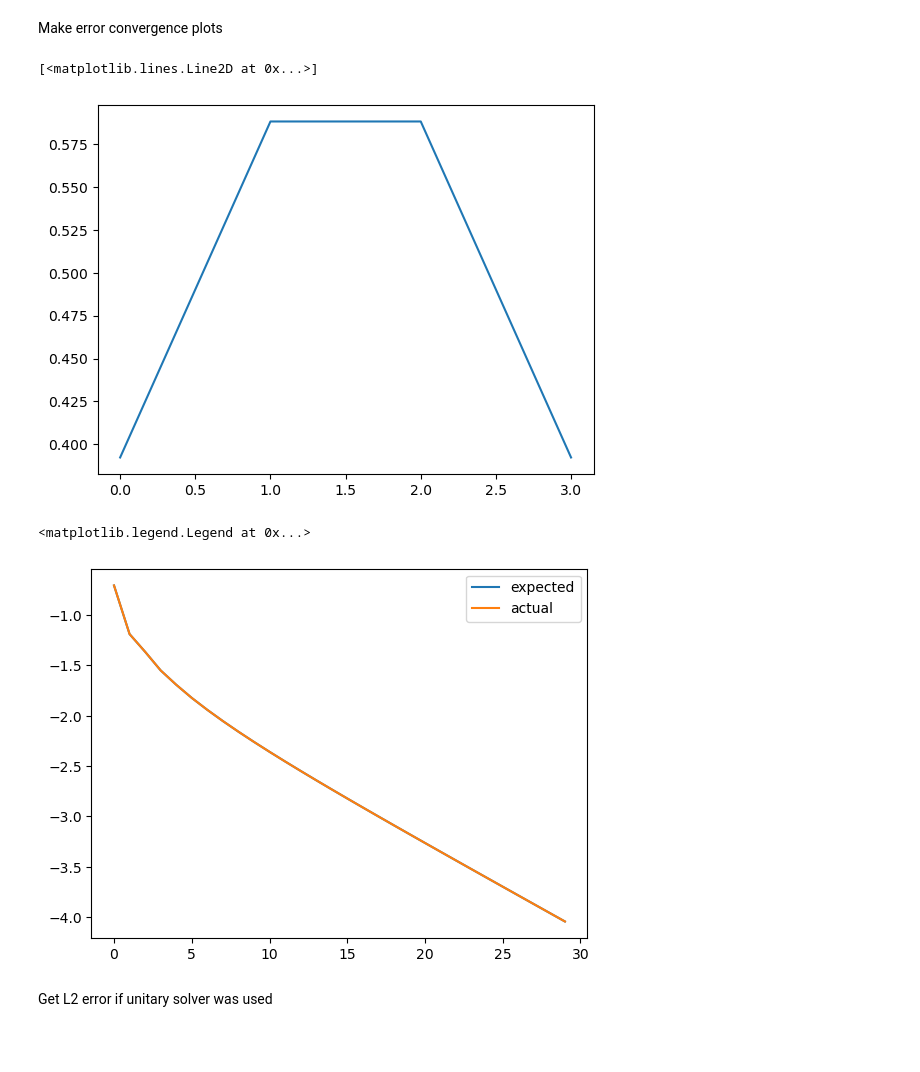
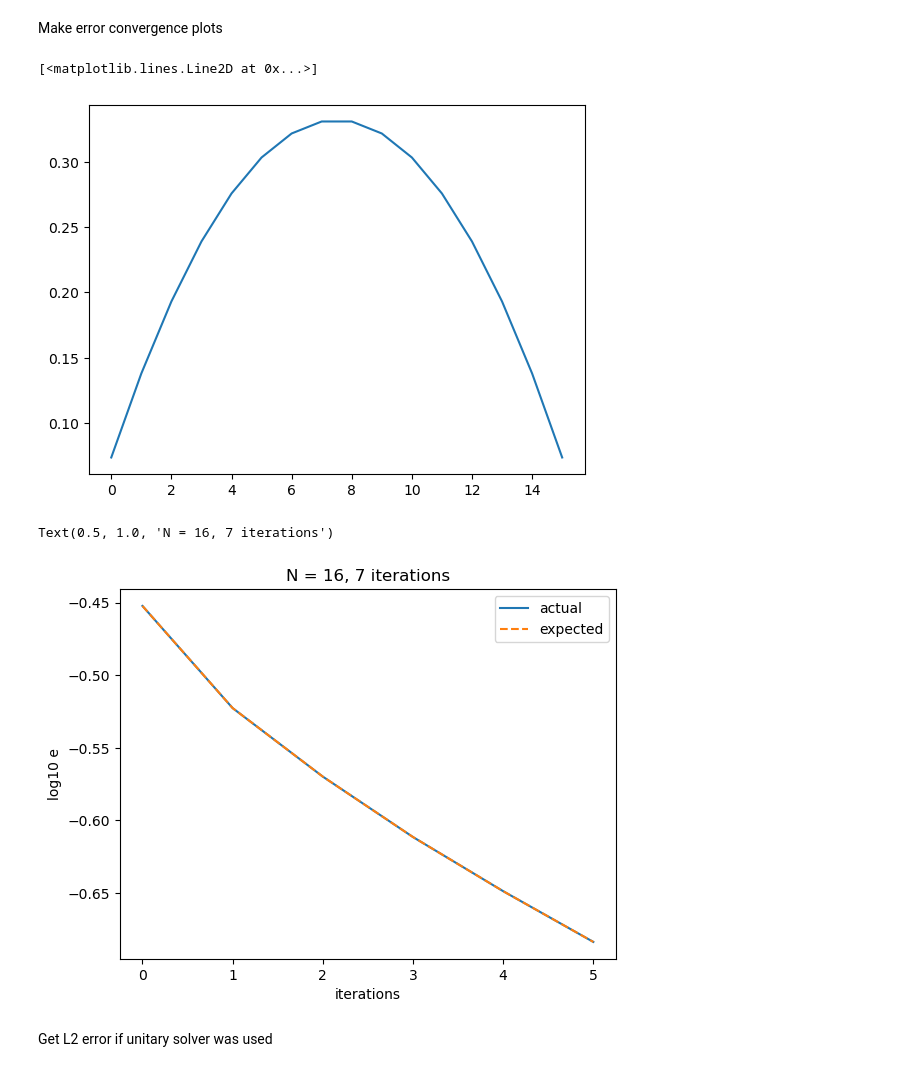
Before and after one commit to osamarais/qiskit_iterative_solver, a Jupyter notebook: qiskit_QSP_cleaned_up.ipynb, the cells around one changed output. Saved outputs shown, nothing was run; the diff lists cells and outputs as text; code cells hidden in the pictures; blank space fills up the shorter version.

```diff
--- a/qiskit_QSP_cleaned_up.ipynb
+++ b/qiskit_QSP_cleaned_up.ipynb
@@ -77,8 +77,8 @@ if 'diagonal'==problem:
 # %%
 # # DON'T FORGET TO NORMALIZE A!!!!
 if 'laplacian'==problem:
-    size = 4
-    iterations = 31
+    size = 16
+    iterations = 7
     # iterations = 7
     K = np.array( loadmat('N_{}.mat'.format(size)) ).item()['A']
     R = np.array( loadmat('N_{}.mat'.format(size)) ).item()['R']
@@ -330,6 +330,9 @@ circuit.size()
 6082
 # %%
 # print(circuit)
+# %%
+from qiskit import transpile
+circuit = transpile(circuit)
 # %%
 from qiskit import QuantumRegister, ClassicalRegister
 from qiskit import QuantumCircuit, execute
@@ -460,31 +463,35 @@ exact_solution = np.linalg.solve(K,f)
 plt.plot(exact_solution/np.linalg.norm(exact_solution))
 # %% [output]
 [<matplotlib.lines.Line2D at 0x...>]
-[figure, old version]
+[figure, new version]
 # %%
 x_exact_normalized = exact_solution
 x_exact_normalized = x_exact_normalized/np.linalg.norm(x_exact_normalized)
 # %%
 error_actual = []
 if solver=='statevector':
     for iteration_number in range(1,iterations):
         e = x_exact_normalized - (P_A_b[iteration_number*size:(iteration_number+1)*size]/np.linalg.norm(P_A_b[iteration_number*size:(iteration_number+1)*size])).reshape(np.shape(x_exact_normalized))
         error_actual.append(np.linalg.norm(e))
 plt.plot(np.log10(error_actual))
 
 
 error_expected = []
 if solver=='statevector':
     for iteration_number in range(1,iterations):
         e = x_exact_normalized - (expected_P_A_b[iteration_number*size:(iteration_number+1)*size]/np.linalg.norm(expected_P_A_b[iteration_number*size:(iteration_number+1)*size])).reshape(np.shape(x_exact_normalized))
         error_expected.append(np.linalg.norm(e))
-plt.plot(np.log10(error_expected))
+plt.plot(np.log10(error_expected),'--')
 
 
-plt.legend(['expected', 'actual'])
+plt.legend(['actual','expected'])
+
+plt.xlabel('iterations')
+plt.ylabel('log10 e')
+plt.title('N = {}, {} iterations'.format(size,iterations))
 # %% [output]
-<matplotlib.legend.Legend at 0x...>
+Text(0.5, 1.0, 'N = 16, 7 iterations')
-[figure, old version]
+[figure, new version]
 # %% [markdown]
 Get L2 error if unitary solver was used
 # %%
```
Also changed, not shown: parts of 12 cells of this notebook.
